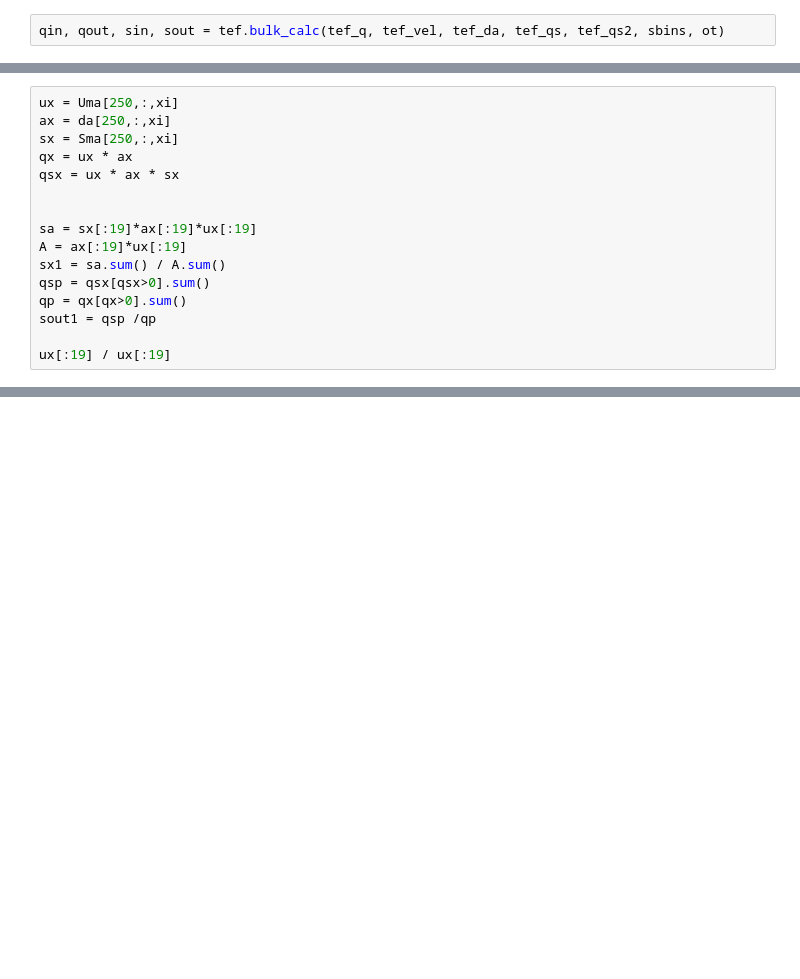
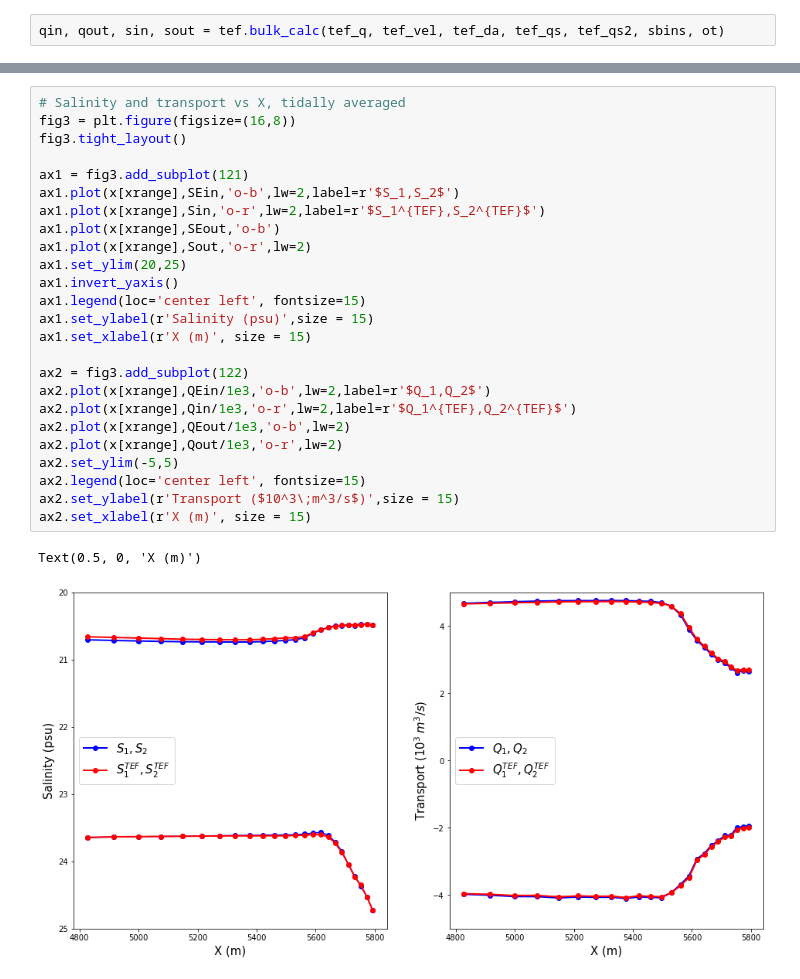
Before and after one commit to weiyangbao/Jupyter-Iceplume, a Jupyter notebook: TEF/tef_fun.ipynb, the cells around one changed output, grey strips where cells are left out. Drawn from its saved outputs; the diff is of its cells as text; blank space fills up the shorter version.

```diff
--- a/TEF/tef_fun.ipynb
+++ b/TEF/tef_fun.ipynb
@@ -143,16 +128,0 @@ print(Sm1, s1[275:].mean(), sin[275:].mean(), Sm2, s2[275:].mean(), sout[275:].m
-# %%
-ux = Uma[250,:,xi]
-ax = da[250,:,xi]
-sx = Sma[250,:,xi]
-qx = ux * ax
-qsx = ux * ax * sx
-
-
-sa = sx[:19]*ax[:19]*ux[:19]
-A = ax[:19]*ux[:19]
-sx1 = sa.sum() / A.sum()
-qsp = qsx[qsx>0].sum()
-qp = qx[qx>0].sum()
-sout1 = qsp /qp
-
-ux[:19] / ux[:19]
@@ -186,0 +177,28 @@ Attributes:
+# %%
+# Salinity and transport vs X, tidally averaged
+fig3 = plt.figure(figsize=(16,8))
+fig3.tight_layout()
+
+ax1 = fig3.add_subplot(121)
+ax1.plot(x[xrange],SEin,'o-b',lw=2,label=r'$S_1,S_2$')
+ax1.plot(x[xrange],Sin,'o-r',lw=2,label=r'$S_1^{TEF},S_2^{TEF}$')
+ax1.plot(x[xrange],SEout,'o-b')
+ax1.plot(x[xrange],Sout,'o-r',lw=2)
+ax1.set_ylim(20,25)
+ax1.invert_yaxis()
+ax1.legend(loc='center left', fontsize=15)
+ax1.set_ylabel(r'Salinity (psu)',size = 15)
+ax1.set_xlabel(r'X (m)', size = 15)
+
+ax2 = fig3.add_subplot(122)
+ax2.plot(x[xrange],QEin/1e3,'o-b',lw=2,label=r'$Q_1,Q_2$')
+ax2.plot(x[xrange],Qin/1e3,'o-r',lw=2,label=r'$Q_1^{TEF},Q_2^{TEF}$')
+ax2.plot(x[xrange],QEout/1e3,'o-b',lw=2)
+ax2.plot(x[xrange],Qout/1e3,'o-r',lw=2)
+ax2.set_ylim(-5,5)
+ax2.legend(loc='center left', fontsize=15)
+ax2.set_ylabel(r'Transport ($10^3\;m^3/s$)',size = 15)
+ax2.set_xlabel(r'X (m)', size = 15)
+# %% [output]
+Text(0.5, 0, 'X (m)')
+[figure, added]
```
Also changed, not shown: parts of 8 cells of this notebook, 4 other files.
